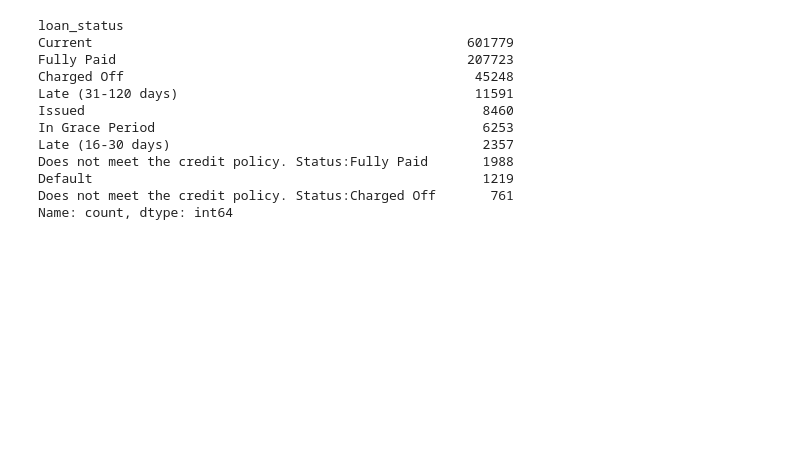
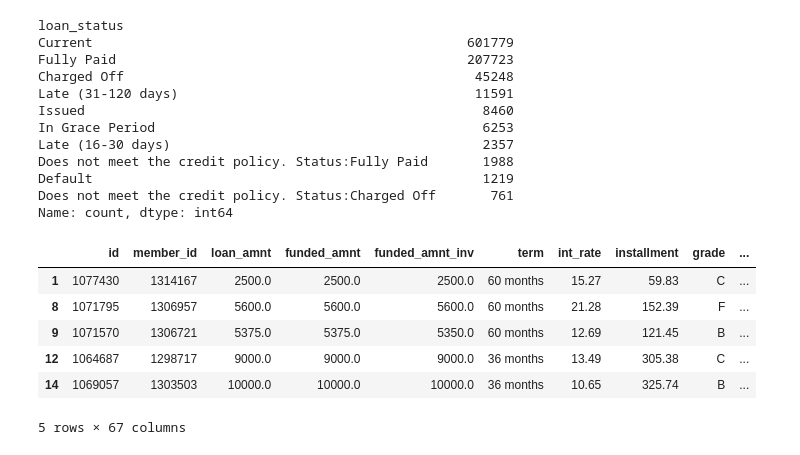
Before and after one commit to noahanderson157/credit-lending-analysis, a Jupyter notebook: Notebooks/processing_data.ipynb, the cells around one changed output. Cells and saved outputs as stored; diff of their text form; code cells hidden in the pictures; blank space fills up the shorter version.

```diff
--- a/Notebooks/processing_data.ipynb
+++ b/Notebooks/processing_data.ipynb
@@ -106 +103,12 @@ new_path = "/Users/noahanderson/Documents/GitHub/credit-lending-analysis/Data/Pr
 delinquent_loan_status_data.to_csv(new_path, index=False)
+# %%
+## Looking a loan amounts with ones with delinquent status
+delinquent_loan_status_data.head()
+# %% [output]
+|  | id | member_id | loan_amnt | funded_amnt | funded_amnt_inv | term | int_rate | installment | grade | ... |
+| 1 | 1077430 | 1314167 | 2500.0 | 2500.0 | 2500.0 | 60 months | 15.27 | 59.83 | C | ... |
+| 8 | 1071795 | 1306957 | 5600.0 | 5600.0 | 5600.0 | 60 months | 21.28 | 152.39 | F | ... |
+| 9 | 1071570 | 1306721 | 5375.0 | 5375.0 | 5350.0 | 60 months | 12.69 | 121.45 | B | ... |
+| 12 | 1064687 | 1298717 | 9000.0 | 9000.0 | 9000.0 | 36 months | 13.49 | 305.38 | C | ... |
+| 14 | 1069057 | 1303503 | 10000.0 | 10000.0 | 10000.0 | 36 months | 10.65 | 325.74 | B | ... |
+5 rows × 67 columns
```
Also changed, not shown: parts of 5 cells of this notebook, 1 other file.
